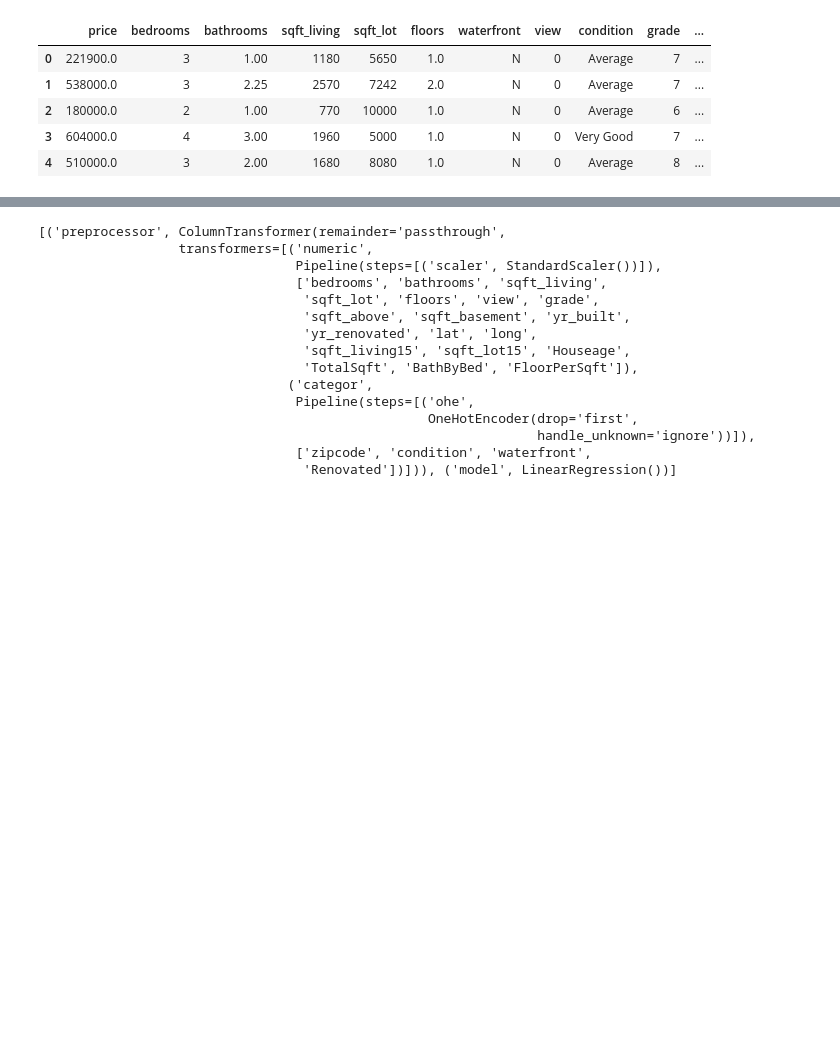
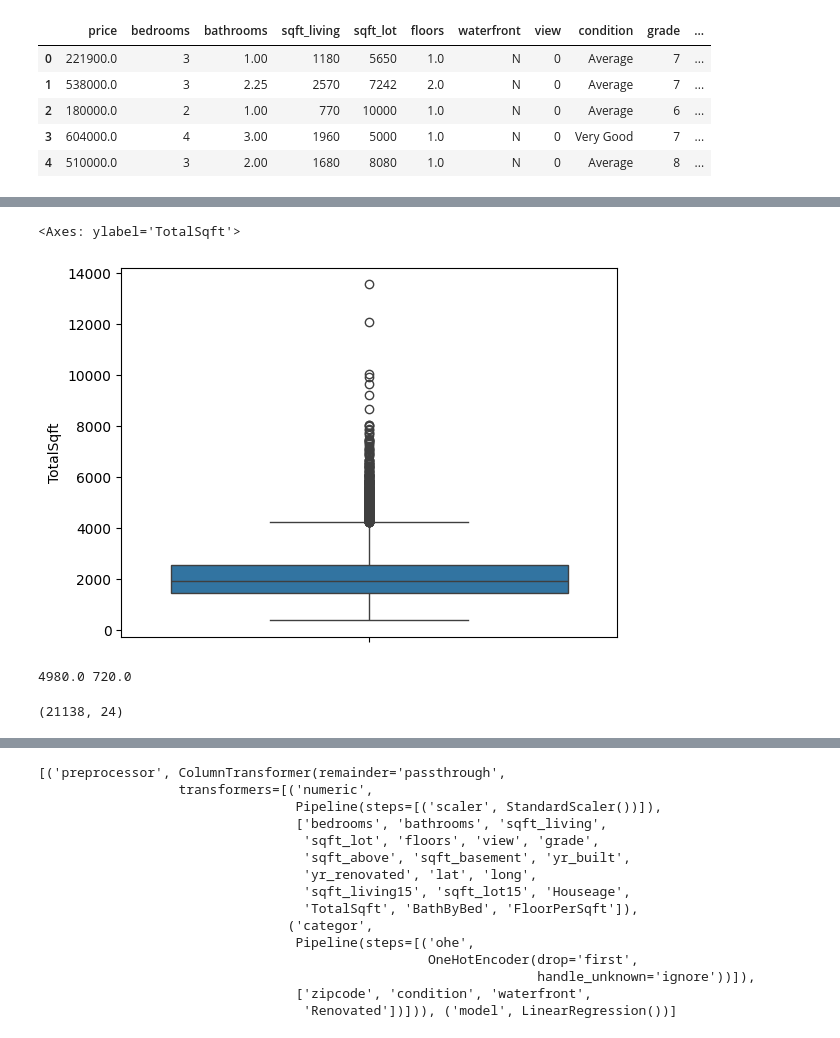
Before and after one commit to Gagan021-5/Jupyter-Notebook, a Jupyter notebook: housepricepred.ipynb, the cells around one changed output, grey strips where cells are left out. Drawn from its saved outputs; the diff is of its cells as text; code cells hidden in the pictures; blank space fills up the shorter version.

```diff
--- a/housepricepred.ipynb
+++ b/housepricepred.ipynb
@@ -88,0 +114,18 @@ df['FloorPerSqft'] = df['sqft_living'] /df['floors']
+# %%
+sb.boxplot(df['TotalSqft'])
+# %% [output]
+<Axes: ylabel='TotalSqft'>
+[figure, added]
+# %%
+
+upplimit = df['TotalSqft'].quantile(0.99)
+lowelimit = df['TotalSqft'].quantile(0.01)
+
+print(upplimit,lowelimit)
+# %% [output]
+4980.0 720.0
+# %%
+newdf = df[(df['TotalSqft'] <= 4980) & (df['TotalSqft'] > 720)]
+newdf.shape
+# %% [output]
+(21138, 24)
```
Also changed, not shown: parts of 13 cells of this notebook, 3 other files.
